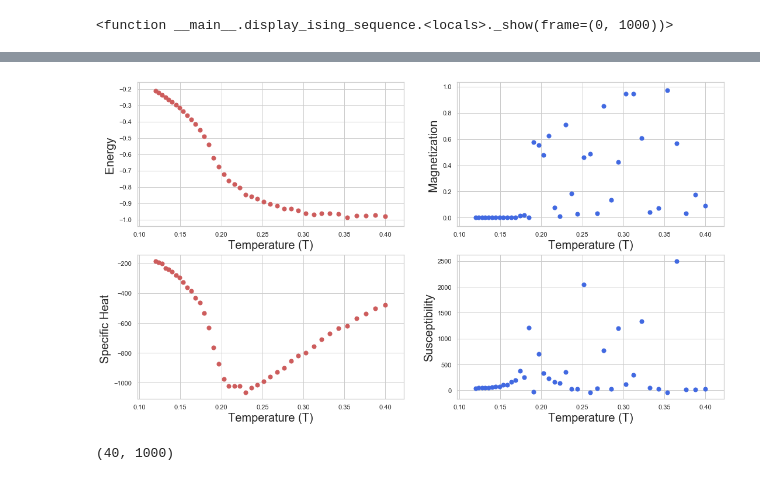
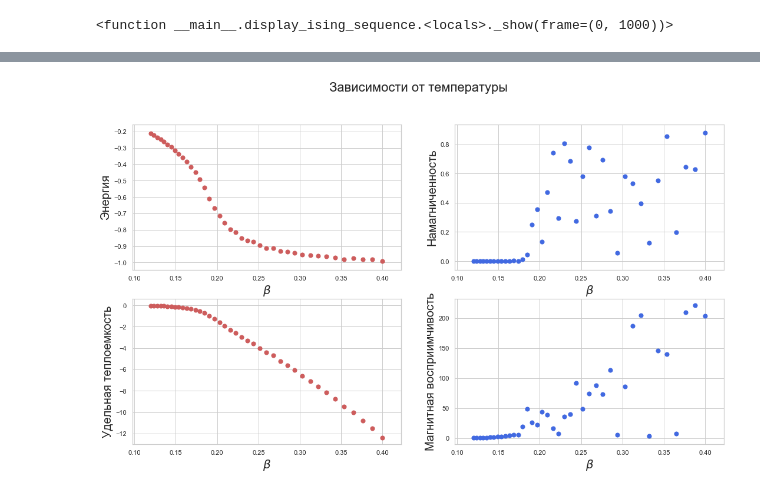
Before and after one commit to elephantmipt/metropolis-mc, a Jupyter notebook: Ising model.ipynb, the cells around one changed output, grey strips where cells are left out. Cells and saved outputs as stored; diff of their text form; code cells hidden in the pictures.

```diff
--- a/Ising model.ipynb
+++ b/Ising model.ipynb
@@ -40,16 +42,18 @@ def _ising_update(field, n, m, beta):
 def random_spin_field(N, M):
     return np.random.choice([-1, 1], size=(N, M))
 
-def metropolis_mc(equilibrium_steps=0, sample_size=1000, beta=0.4, size=(700, 700)):
-    print('sampling...')
+def metropolis_mc(equilibrium_steps=0, sample_size=1000,
+                  beta=0.4, size=(700, 700), verbose=False):
+    if verbose:
+        print('sampling...')
     images = [random_spin_field(size[0], size[1])]
     n_steps=equilibrium_steps + sample_size
     for i in tqdm(range(n_steps)):
         images.append(ising_step(images[-1].copy(), beta=beta))
-        if i == equilibrium_steps:
+        if i == equilibrium_steps and verbose:
             print('equilibrium is reached')
     return images[equilibrium_steps:]
-images = metropolis_mc(beta=1)
+images = metropolis_mc(beta=1, verbose=True)
 # %% [output]
 sampling...
 [interactive output not drawn]
@@ -109,11 +113,11 @@ n1, n2  = 1.0 / (sample_size * size**2), 1.0 / (sample_size**2 * size**2)
 for idx, cur_beta in tqdm(enumerate(Betas), total=len(Betas)):
     E1 = M1 = E2 = M2 = 0
 
-    iT = 1.0 / cur_beta
+    iT = cur_beta
     iT2 = iT * iT
 
 
-    print('beta is {:.5f}'.format(cur_beta))
+
     for state in metropolis_mc(equilibrium_steps=equilibrium_steps,\
                                sample_size=sample_size, beta=cur_beta, size=(size, size)):
 
@@ -162,28 +150,30 @@ sampling...
 # %%
 f = plt.figure(figsize=(18, 10)); # plot the calculated values
 
 sp =  f.add_subplot(2, 2, 1 );
 plt.scatter(Betas, Energies, s=50, marker='o', color='IndianRed')
-plt.xlabel("Temperature (T)", fontsize=20);
-plt.ylabel("Energy ", fontsize=20);         plt.axis('tight');
+plt.xlabel(r"$\beta$", fontsize=20)
+plt.ylabel("Энергия", fontsize=20)
+plt.axis('tight')
 
 sp =  f.add_subplot(2, 2, 2 );
 plt.scatter(Betas, abs(Magnetisaisions), s=50, marker='o', color='RoyalBlue')
-plt.xlabel("Temperature (T)", fontsize=20);
-plt.ylabel("Magnetization ", fontsize=20);   plt.axis('tight');
+plt.xlabel(r"$\beta$", fontsize=20)
+plt.ylabel("Намагниченность", fontsize=20)
+plt.axis('tight')
 
 sp =  f.add_subplot(2, 2, 3 );
 plt.scatter(Betas, SpecificHeat, s=50, marker='o', color='IndianRed')
-plt.xlabel("Temperature (T)", fontsize=20);
-plt.ylabel("Specific Heat ", fontsize=20);   plt.axis('tight');
+plt.xlabel(r"$\beta$", fontsize=20);
+plt.ylabel("Удельная теплоемкость", fontsize=20)
+plt.axis('tight')
 
 sp =  f.add_subplot(2, 2, 4 );
 plt.scatter(Betas, Susceptibility, s=50, marker='o', color='RoyalBlue')
-plt.xlabel("Temperature (T)", fontsize=20);
-plt.ylabel("Susceptibility", fontsize=20);   plt.axis('tight');
+plt.xlabel(r"$\beta$", fontsize=20);
+plt.ylabel("Магнитная восприимчивость", fontsize=20)
+plt.axis('tight')
+plt.suptitle('Зависимости от температуры', fontsize=22)
+plt.show()
 # %% [output]
-[figure, old version]
+[figure, new version]
-# %%
-len(Betas), len(Energies)
-# %% [output]
-(40, 1000)
```
Also changed, not shown: parts of 2 cells of this notebook, 1 other file.
